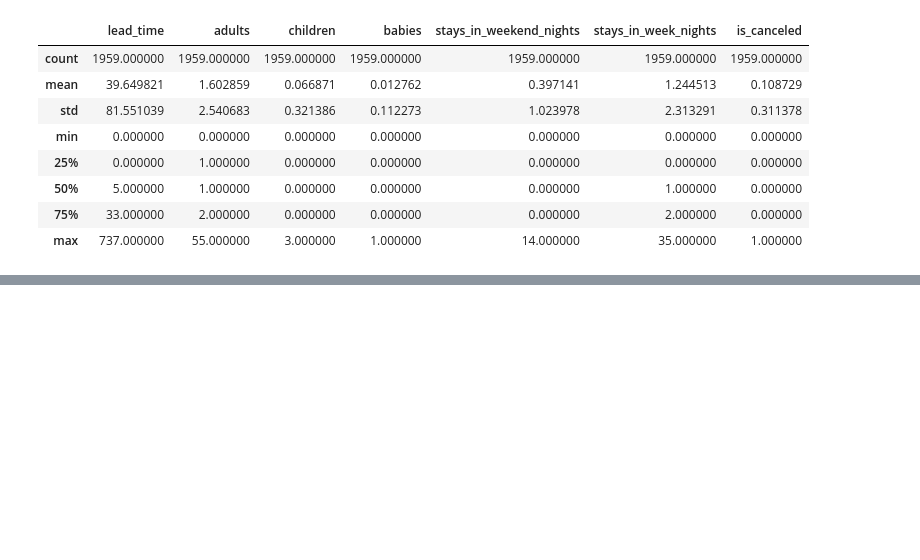
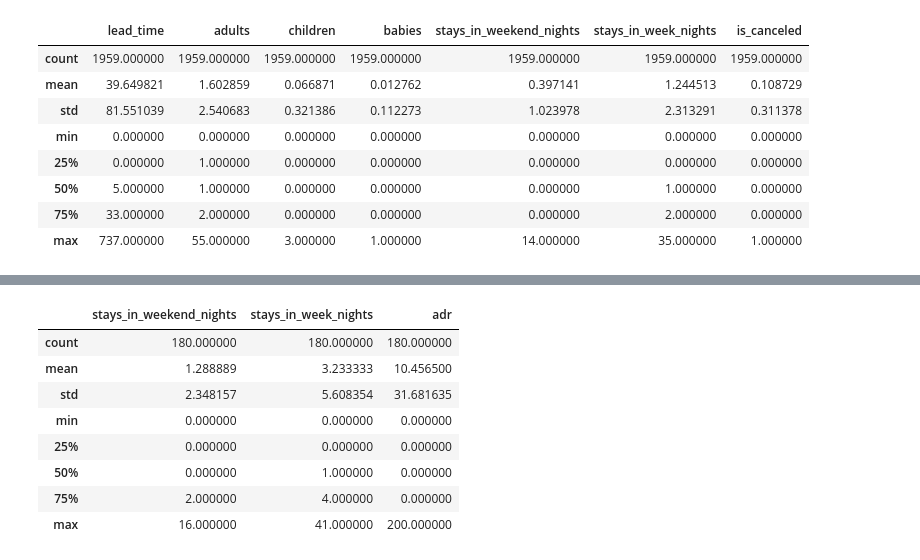
Before and after one commit to Kaevin-boi/Revenue-management-hotel, a Jupyter notebook: Notebooks/01_eda_revenue_management.ipynb, the cells around one changed output, grey strips where cells are left out. Drawn from its saved outputs; the diff is of its cells as text; code cells hidden in the pictures; blank space fills up the shorter version.

```diff
--- a/Notebooks/01_eda_revenue_management.ipynb
+++ b/Notebooks/01_eda_revenue_management.ipynb
@@ -230,0 +323,14 @@ df[df["adr"] == 0][[
+# %%
+df[(df["adults"] == 0) & (df["children"] == 0) & (df["babies"] == 0)][
+    ["stays_in_weekend_nights", "stays_in_week_nights", "adr", "reservation_status"]
+].describe()
+# %% [output]
+|  | stays_in_weekend_nights | stays_in_week_nights | adr |
+| count | 180.000000 | 180.000000 | 180.000000 |
+| mean | 1.288889 | 3.233333 | 10.456500 |
+| std | 2.348157 | 5.608354 | 31.681635 |
+| min | 0.000000 | 0.000000 | 0.000000 |
+| 25% | 0.000000 | 0.000000 | 0.000000 |
+| 50% | 0.000000 | 1.000000 | 0.000000 |
+| 75% | 2.000000 | 4.000000 | 0.000000 |
+| max | 16.000000 | 41.000000 | 200.000000 |
```
Also changed, not shown: parts of 15 cells of this notebook.
